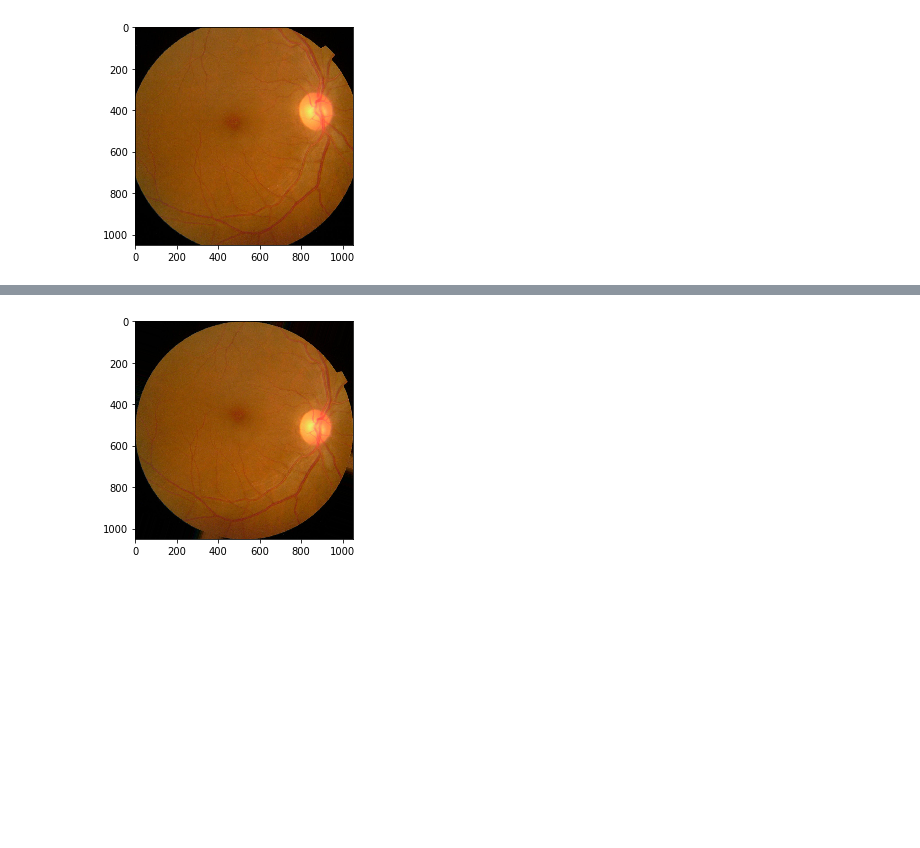
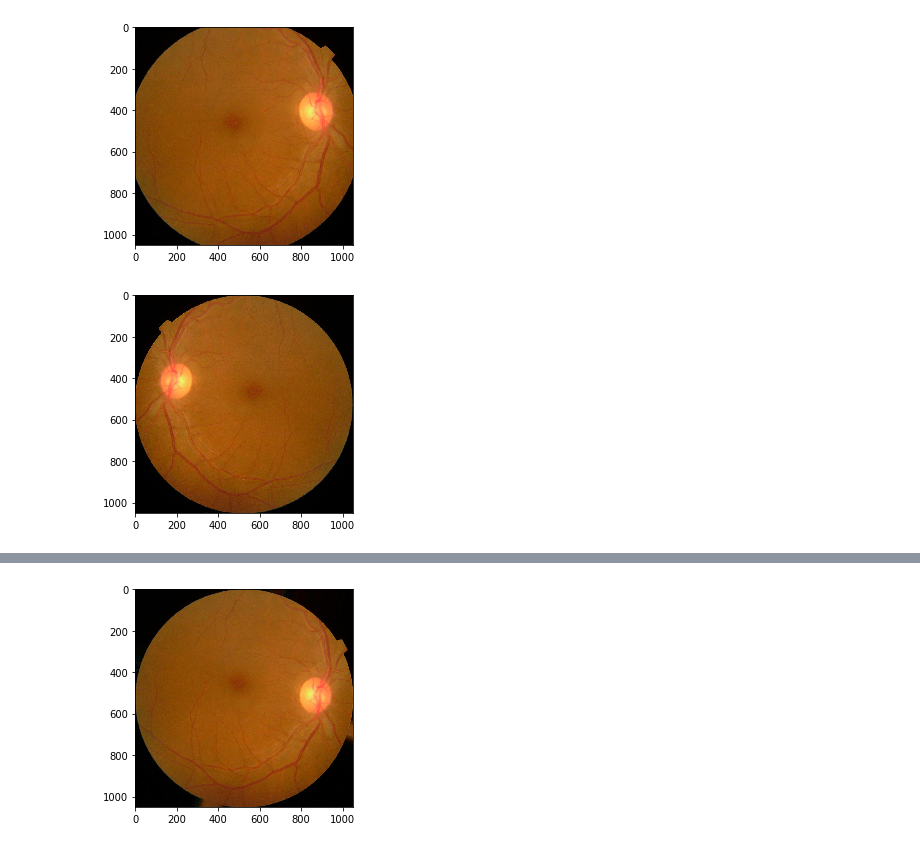
Before and after one commit to ShinPete/image_data_augmentation, a Jupyter notebook: Data_Aug_Pog.ipynb, the cells around one changed output, grey strips where cells are left out. Drawn from its saved outputs; the diff is of its cells as text; code cells hidden in the pictures; blank space fills up the shorter version.

```diff
--- a/Data_Aug_Pog.ipynb
+++ b/Data_Aug_Pog.ipynb
@@ -25,6 +25,8 @@ import imageio
 import imgaug as ia
 from imgaug import augmenters as iaa
 ia.seed(69)
+# %%
+img = load_img(img_path)
 # %%
 EVERYONE_GET_IN_HERE()
 # %% [output]
@@ -44,3 +46,21 @@ def zoom(img_path, zoom_range_list=[.9, 1.1]):
 zoom('/Users/abajpai/Desktop/Blindness/train_images/0a4e1a29ffff.png')
 # %% [output]
 [figure]
+# %%
+def h_flip(img_path):
+    img = load_img(img_path)
+    data = img_to_array(img)
+    samples = expand_dims(data, 0)
+    datagen = ImageDataGenerator(horizontal_flip=True)
+    it = datagen.flow(samples, batch_size=1)
+    batch = it.next()
+    # convert to unsigned integers for viewing
+    image = batch[0].astype('uint8')
+    # plot raw pixel data
+    pyplot.imshow(image)
+    # show the figure
+    pyplot.show()
+# %%
+h_flip('/Users/abajpai/Desktop/Blindness/train_images/0a4e1a29ffff.png')
+# %% [output]
+[figure, added]
```
Also changed, not shown: parts of 2 cells of this notebook.
